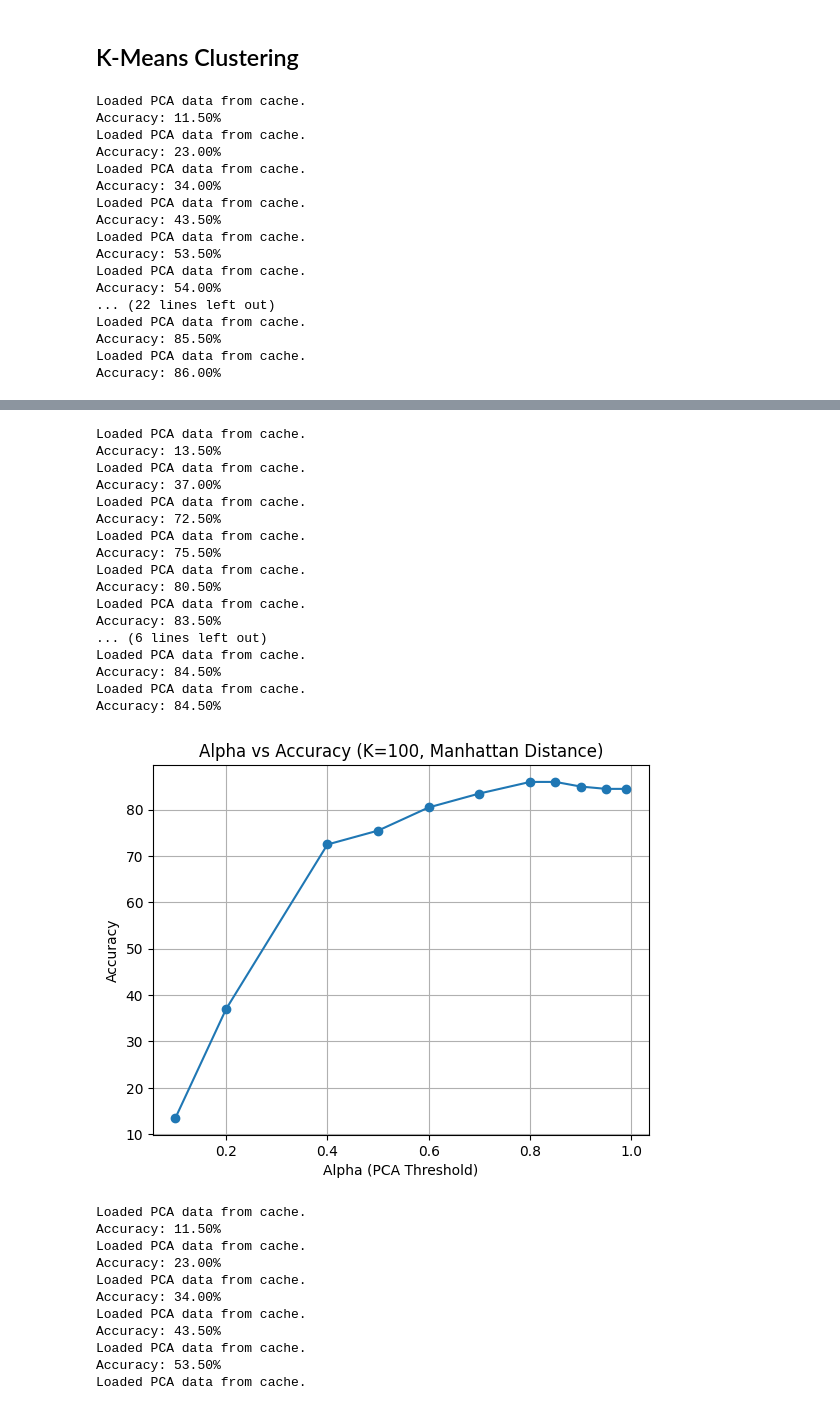
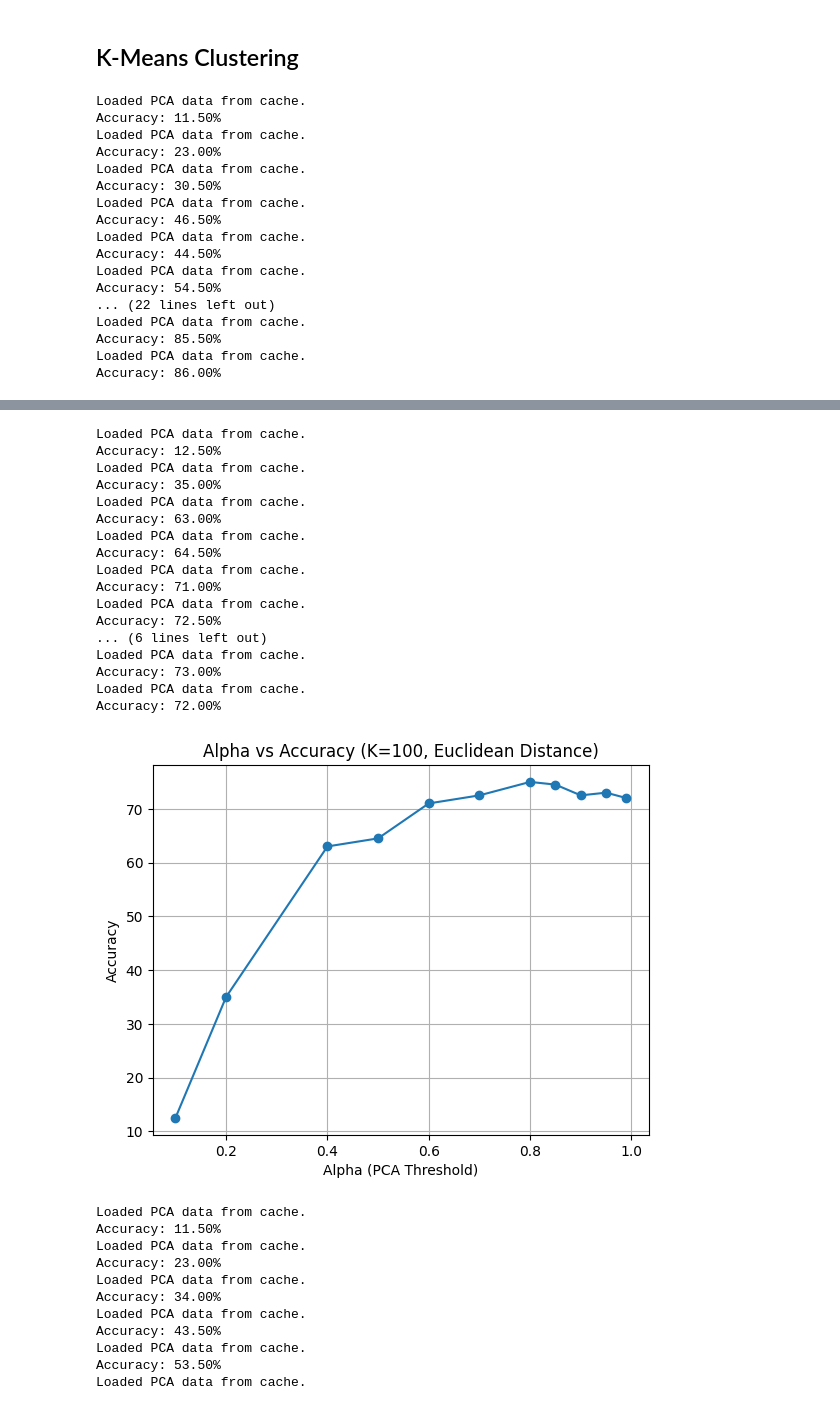
Before and after one commit to ahmedyoussefg/Face-Recognition-ORL, a Jupyter notebook: face_recognition.ipynb, the cells around one changed output, grey strips where cells are left out. Drawn from its saved outputs; the diff is of its cells as text; code cells hidden in the pictures.

Commit message:
edit  random_initializations_limit

```diff
--- a/face_recognition.ipynb
+++ b/face_recognition.ipynb
@@ -346,7 +347,7 @@ def kmean_analysis(X_train, y_train, X_test, y_test):
 
     acc_vs_k = []
     for K in k_values:
-        accuracy = evaluate_model(X_train, y_train, X_test, y_test, n_clusters=K, alpha=0.8,random_initializations_limit=100, distance_strategy = EuclideanDistance)
+        accuracy = evaluate_model(X_train, y_train, X_test, y_test, n_clusters=K, alpha=0.8,random_initializations_limit=300, distance_strategy = EuclideanDistance)
         acc_vs_k.append(accuracy)
 
     # Plot Accuracy vs K
@@ -354,13 +355,13 @@ def kmean_analysis(X_train, y_train, X_test, y_test):
     plt.plot(k_values, acc_vs_k, marker='o')
     plt.xlabel('K (Number of Clusters)')
     plt.ylabel('Accuracy')
-    plt.title('K vs Accuracy (alpha=0.9, Manhattan Distance)')
+    plt.title('K vs Accuracy (alpha=0.8, Euclidean Distance)')
     plt.grid(True)
     plt.show()
 
     acc_vs_alpha = []
     for alpha in alpha_values:
-        accuracy = evaluate_model(X_train, y_train, X_test, y_test, n_clusters=100, alpha=alpha,random_initializations_limit=100, distance_strategy = EuclideanDistance)
+        accuracy = evaluate_model(X_train, y_train, X_test, y_test, n_clusters = 60, alpha=alpha,random_initializations_limit=300, distance_strategy = EuclideanDistance)
         acc_vs_alpha.append(accuracy)
 
     # Plot Accuracy vs Alpha
@@ -368,7 +369,7 @@ def kmean_analysis(X_train, y_train, X_test, y_test):
     plt.plot(alpha_values, acc_vs_alpha, marker='o')
     plt.xlabel('Alpha (PCA Threshold)')
     plt.ylabel('Accuracy')
-    plt.title('Alpha vs Accuracy (K=100, Manhattan Distance)')
+    plt.title('Alpha vs Accuracy (K=100, Euclidean Distance)')
     plt.grid(True)
     plt.show()
 
@@ -379,13 +380,13 @@ Accuracy: 11.50%
 Loaded PCA data from cache.
 Accuracy: 23.00%
 Loaded PCA data from cache.
-Accuracy: 34.00%
+Accuracy: 30.50%
 Loaded PCA data from cache.
-Accuracy: 43.50%
+Accuracy: 46.50%
 Loaded PCA data from cache.
-Accuracy: 53.50%
+Accuracy: 44.50%
 Loaded PCA data from cache.
-Accuracy: 54.00%
+Accuracy: 54.50%
 ... (22 lines left out)
 Loaded PCA data from cache.
 Accuracy: 85.50%
@@ -395,21 +396,21 @@ Accuracy: 86.00%
 Loaded PCA data from cache.
-Accuracy: 13.50%
+Accuracy: 12.50%
 Loaded PCA data from cache.
-Accuracy: 37.00%
+Accuracy: 35.00%
+Loaded PCA data from cache.
+Accuracy: 63.00%
+Loaded PCA data from cache.
+Accuracy: 64.50%
+Loaded PCA data from cache.
+Accuracy: 71.00%
 Loaded PCA data from cache.
 Accuracy: 72.50%
-Loaded PCA data from cache.
-Accuracy: 75.50%
-Loaded PCA data from cache.
-Accuracy: 80.50%
-Loaded PCA data from cache.
-Accuracy: 83.50%
 ... (6 lines left out)
 Loaded PCA data from cache.
-Accuracy: 84.50%
+Accuracy: 73.00%
 Loaded PCA data from cache.
-Accuracy: 84.50%
+Accuracy: 72.00%
-[figure, old version]
+[figure, new version]
 # %%
 def compare_distance_algorithms(X_train, y_train, X_test, y_test, alpha=0.80):
 
```
Also changed, not shown: parts of 2 cells of this notebook.
